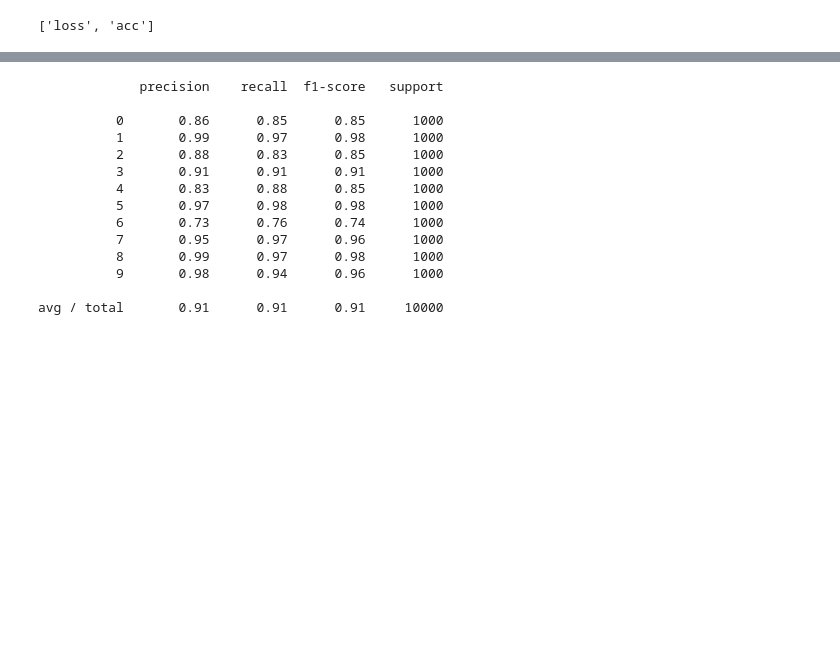
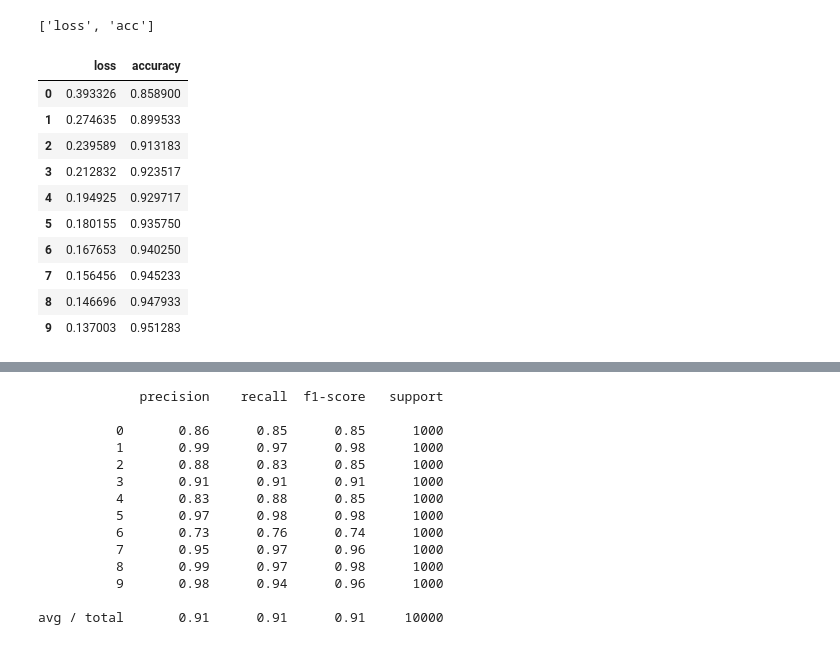
Before and after one commit to Dimisz/tensorflow_lectures, a Jupyter notebook: CNN_Assessment.ipynb, the cells around one changed output, grey strips where cells are left out. Drawn from its saved outputs; the diff is of its cells as text; code cells hidden in the pictures; blank space fills up the shorter version.

```diff
--- a/CNN_Assessment.ipynb
+++ b/CNN_Assessment.ipynb
@@ -58,2 +79,6 @@ Using TensorFlow backend.
 # %% [markdown]
 **TASK 5: Convert the y_train and y_test values to be one-hot encoded for categorical analysis by Keras.**
+# %%
+indices = np.unique(y_train)
+depth = len(np.unique(y_train))
+indices, depth
@@ -123,3 +226,18 @@ Epoch 10/10
 # %%
 # %% [output]
 ['loss', 'acc']
+# %%
+metrics = pd.DataFrame(model.history.history)
+metrics
+# %% [output]
+|  | loss | accuracy |
+| 0 | 0.393326 | 0.858900 |
+| 1 | 0.274635 | 0.899533 |
+| 2 | 0.239589 | 0.913183 |
+| 3 | 0.212832 | 0.923517 |
+| 4 | 0.194925 | 0.929717 |
+| 5 | 0.180155 | 0.935750 |
+| 6 | 0.167653 | 0.940250 |
+| 7 | 0.156456 | 0.945233 |
+| 8 | 0.146696 | 0.947933 |
+| 9 | 0.137003 | 0.951283 |
```
Also changed, not shown: parts of 21 cells of this notebook.
